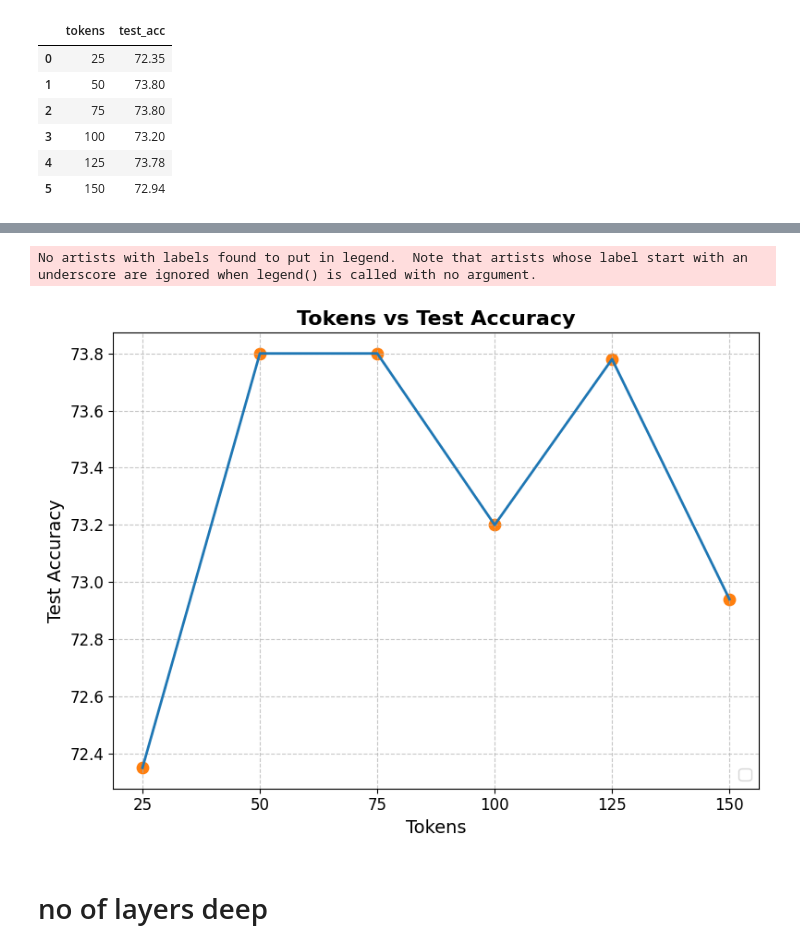
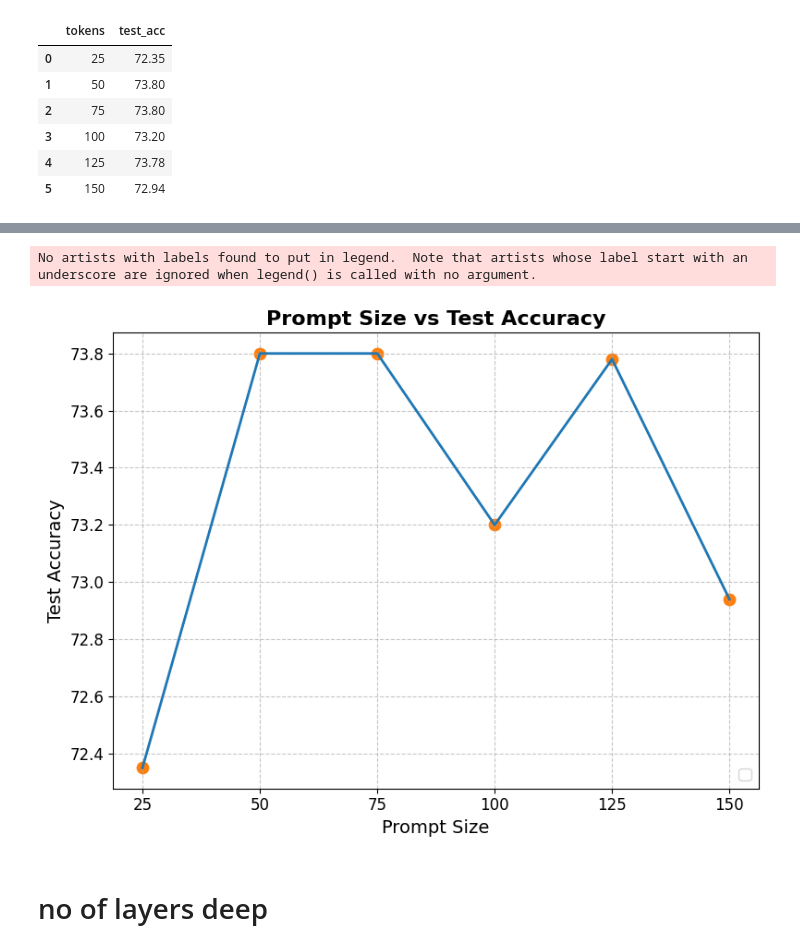
Before and after one commit to Vashistht/Project-Visual-Prompt-Tuning, a Jupyter notebook: plots.ipynb, the cells around one changed output, grey strips where cells are left out. Drawn from its saved outputs; the diff is of its cells as text; code cells hidden in the pictures.

```diff
--- a/plots.ipynb
+++ b/plots.ipynb
@@ -36,27 +36,27 @@ Name: test_acc, dtype: float64
 # %%
 plt.figure(figsize=(8, 6))  # Adjust the figure size
 
 plt.plot(x, y, color='#1f77b4', linewidth=2)
 plt.scatter(x, y, color='#ff7f0e', marker='o', s=80)
 
-plt.xlabel('Tokens', fontsize=14)
+plt.xlabel('Prompt Size', fontsize=14)
 plt.ylabel('Test Accuracy', fontsize=14)
-plt.title('Tokens vs Test Accuracy', fontsize=16, fontweight='bold')
+plt.title('Prompt Size vs Test Accuracy', fontsize=16, fontweight='bold')
 
 plt.grid(True, linestyle='--', alpha=0.7)
 
 plt.xticks(x, fontsize=12)
 plt.yticks(fontsize=12)
 
 plt.legend(fontsize=12, loc='lower right')
 
 plt.tight_layout()  # Adjust the layout to prevent overlapping
 
 plt.savefig('tokens_vs_test_acc.png', dpi=300)  # Increase the resolution
 plt.show()
 # %% [output]
 No artists with labels found to put in legend.  Note that artists whose label start with an underscore are ignored when legend() is called with no argument.
-[figure, old version]
+[figure, new version]
 # %% [markdown]
 # no of layers deep
 # %%
```
